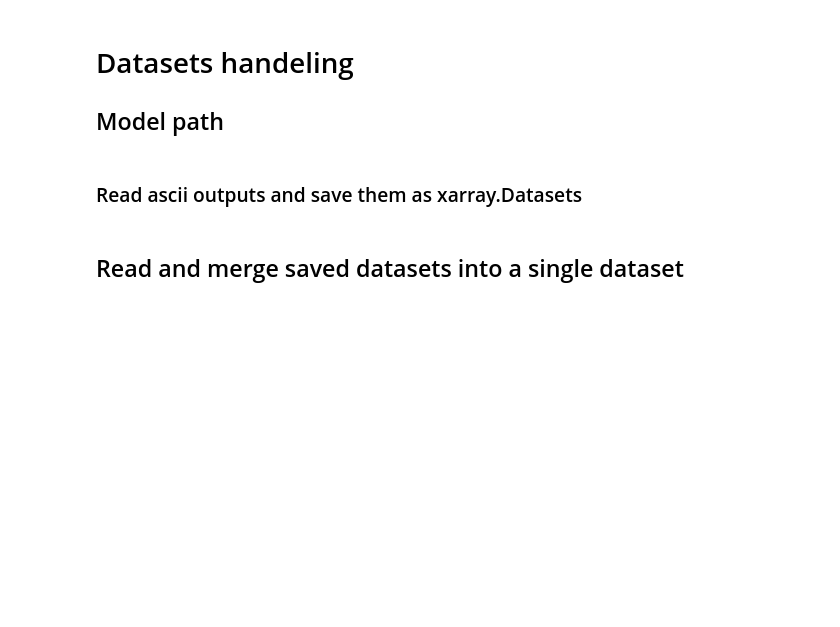
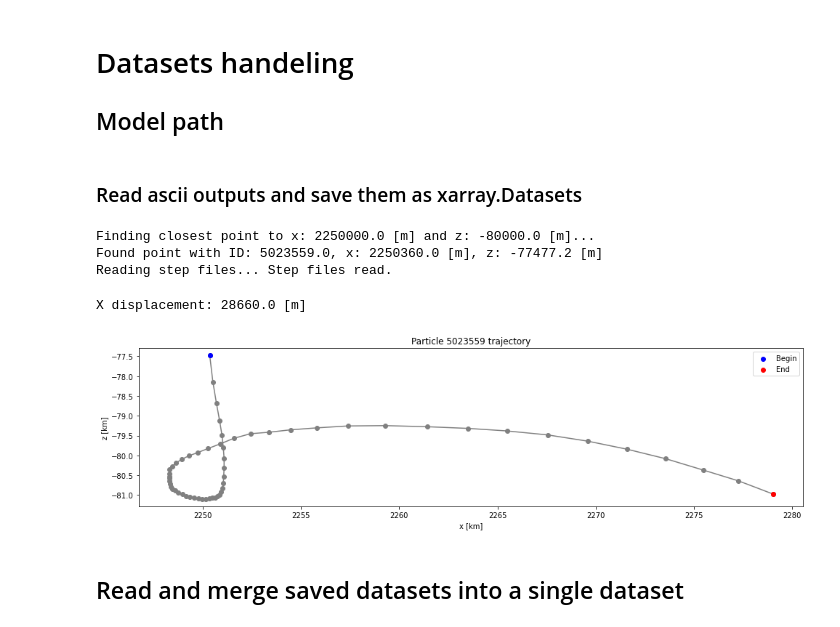
Before and after one commit to jamisonassuncao/mandyoc-scripts, a Jupyter notebook: plot-output.ipynb, the cells around one changed output. Cells and saved outputs as stored; diff of their text form; code cells hidden in the pictures; blank space fills up the shorter version.

Commit message:
Implemented particle following method (WIP)

```diff
--- a/plot-output.ipynb
+++ b/plot-output.ipynb
@@ -16,17 +16,18 @@ from functions.mandyocIO import read_mandyoc_output, read_datasets
 # %% [markdown]
 # Initial setup
 # %%
+# Path to the model directory
+model_path = "/home/kugelblitz/runs/strak_36"
+
 read_ascii = False # if False, it will skip the ascii reading and saving processes and it will read the datasets from previous runs
-plot_first = False # Generate and plot only the first image
+plot_first = True # Generate and plot only the first image
 save_images = False # Generate and save all the possible images
-make_video = True # Make video witll all the possible images
+follow_particle = True # Stores x and z position of a particle through the simulation
+make_video = False # Make video witll all the possible imagesTrue
 # %% [markdown]
 # Datasets handeling
 ## Model path
 # %%
-# Path to the model directory
-model_path = "/home/kugelblitz/runs/strak_31"
-
 # Create the output directory to save the dataset
 output_path = os.path.join(model_path, "_output")
 if not os.path.isdir(output_path):
@@ -45,6 +46,36 @@ if (read_ascii):
         datasets=datasets,
         parameters_file="param.txt"
     )
+# %%
+if (follow_particle):
+    particle_x, particle_z, particle_ID = read_particle_path(
+        model_path,
+        (2_250.0e3, -80.0e3),
+        unit_number=np.nan,
+        ncores=np.nan
+    )
+# %% [output]
+Finding closest point to x: 2250000.0 [m] and z: -80000.0 [m]...
+Found point with ID: 5023559.0, x: 2250360.0 [m], z: -77477.2 [m]
+Reading step files... Step files read.
+# %%
+if (follow_particle):
+    x_disp = abs(particle_x[-1] - particle_x[0])
+    z_disp = abs(particle_z[-1] - particle_z[0])
+    print("X displacement:", x_disp, "[m]")
+    plt.figure(figsize=(x_disp*2/z_disp, 4), facecolor="white")
+    plt.title(f'Particle {int(particle_ID)} trajectory')
+    plt.plot(particle_x/1.0e3, particle_z/1.0e3, color='grey')
+    plt.scatter(particle_x/1.0e3, particle_z/1.0e3, color='grey')
+    plt.scatter(particle_x[0]/1.0e3, particle_z[0]/1.0e3, color='blue', label='Begin', zorder=10) # zorder must be big to be on top of the other plots
+    plt.scatter(particle_x[-1]/1.0e3, particle_z[-1]/1.0e3, color='red', label='End', zorder=10)
+    plt.legend()
+    plt.xlabel("x [km]")
+    plt.ylabel("z [km]")
+    plt.savefig(f"{output_path}/{model_name}_output_trajectory.png", dpi=300)
+# %% [output]
+X displacement: 28660.0 [m]
+[figure, added]
 # %% [markdown]
 ## Read and merge saved datasets into a single dataset
 # %%
```
Also changed, not shown: parts of 4 cells of this notebook, 2 other files.
